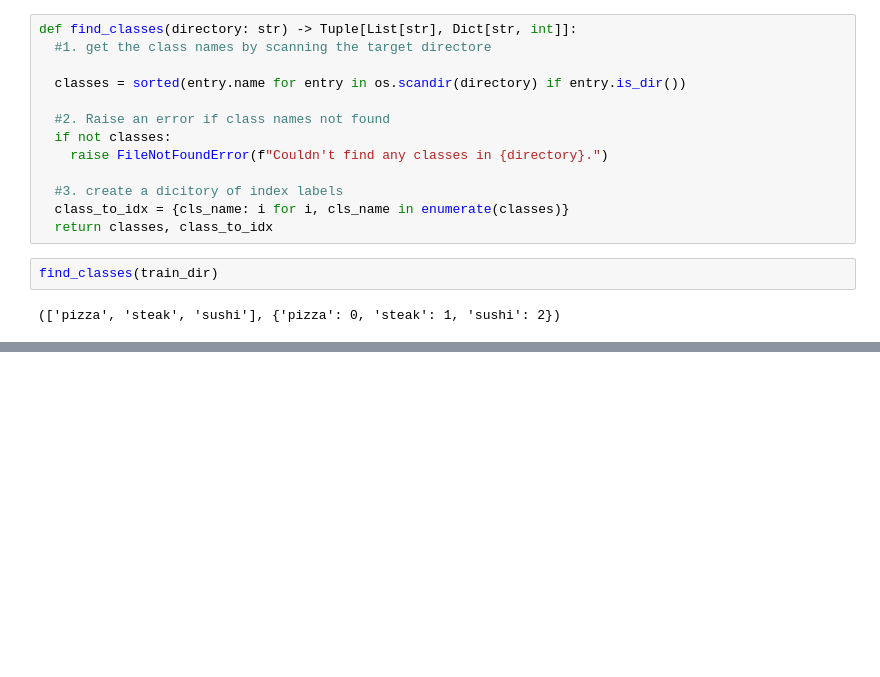
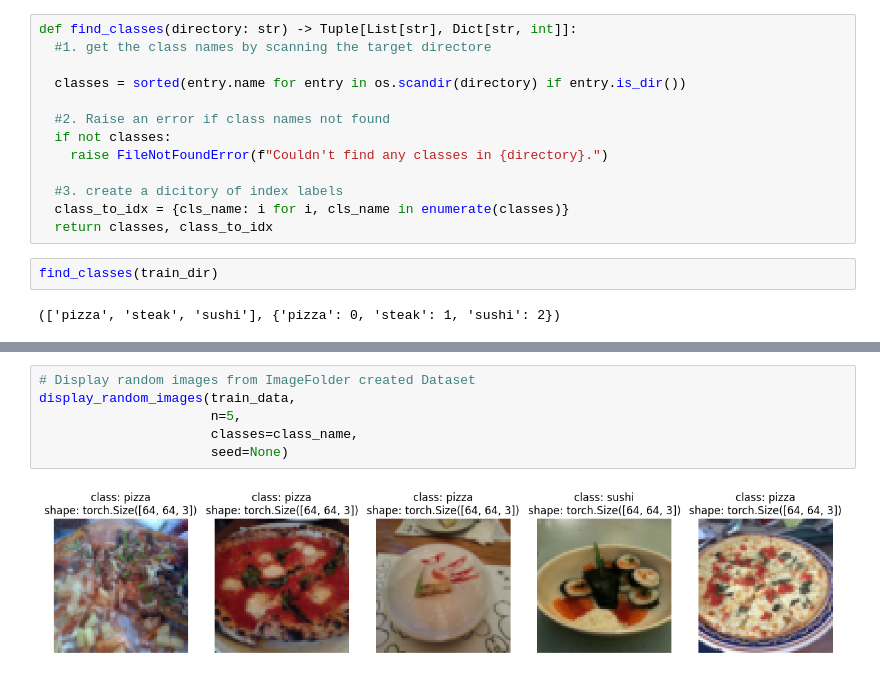
Before and after one commit to sudeep-sp/PyTorch, a Jupyter notebook: custom_dataset.ipynb, the cells around one changed output, grey strips where cells are left out. Drawn from its saved outputs; the diff is of its cells as text; blank space fills up the shorter version.

Commit message:
Custom Dataset to replicate inbuilt ImageFolder

```diff
--- a/custom_dataset.ipynb
+++ b/custom_dataset.ipynb
@@ -339,0 +492,8 @@ find_classes(train_dir)
+# %%
+# Display random images from ImageFolder created Dataset
+display_random_images(train_data,
+                      n=5,
+                      classes=class_name,
+                      seed=None)
+# %% [output]
+[figure, added]
```
Also changed, not shown: parts of 18 cells of this notebook.
